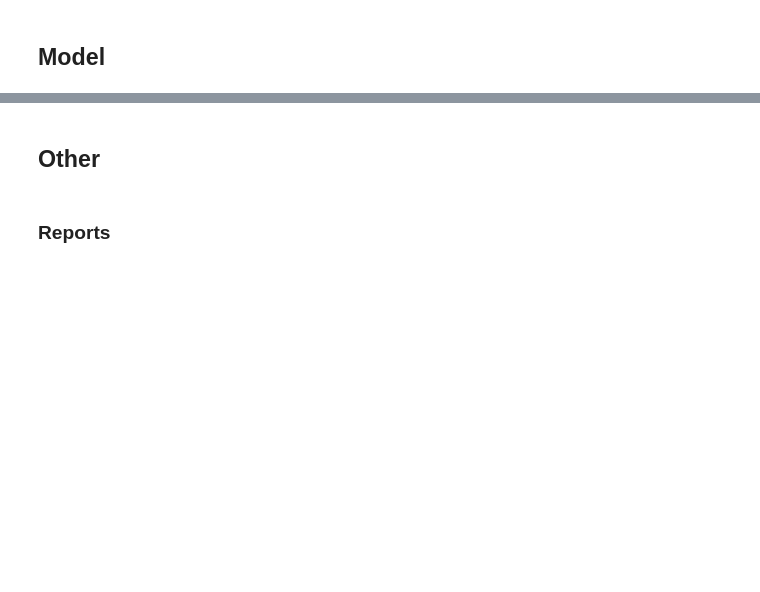
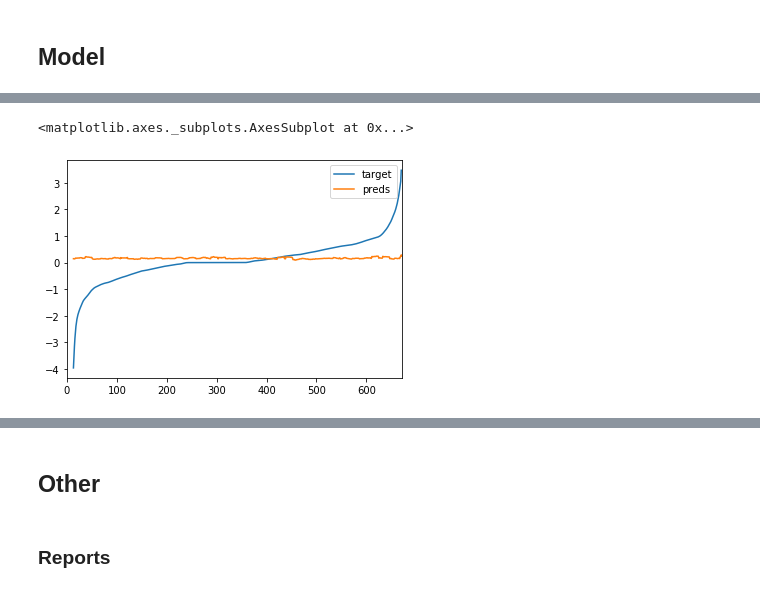
Before and after one commit to showeye/wse_analytics, a Jupyter notebook: bossa.ipynb, the cells around one changed output, grey strips where cells are left out. Cells and saved outputs as stored; diff of their text form; code cells hidden in the pictures; blank space fills up the shorter version.

```diff
--- a/bossa.ipynb
+++ b/bossa.ipynb
@@ -615,0 +689,4 @@ df_res_grouped
+# %%
+df = prepare_data('PLAY')
+# %%
+df = transform_one_paper_ch(df)
@@ -615,0 +695,5 @@ df_res_grouped
+# %%
+df.loc[:,'pred_class'] = model.predict(df[train_cols])
+df.loc[:,'pred_down'] = model.predict_proba(df[train_cols])[:,0]
+df.loc[:,'pred_up'] = model.predict_proba(df[train_cols])[:,1]
+df.loc[:,'pred_class'] = model.predict(df[train_cols])
@@ -615,0 +743,2 @@ df_res_grouped
+# %%
+df.loc[:, 'preds'] = model.predict(df[train_cols])
@@ -615,0 +762,5 @@ df_res_grouped
+# %%
+df.sort_values('target').reset_index()[['target', 'preds']].rolling(14).mean().plot()
+# %% [output]
+<matplotlib.axes._subplots.AxesSubplot at 0x...>
+[figure, added]
```
Also changed, not shown: parts of 66 cells of this notebook.
